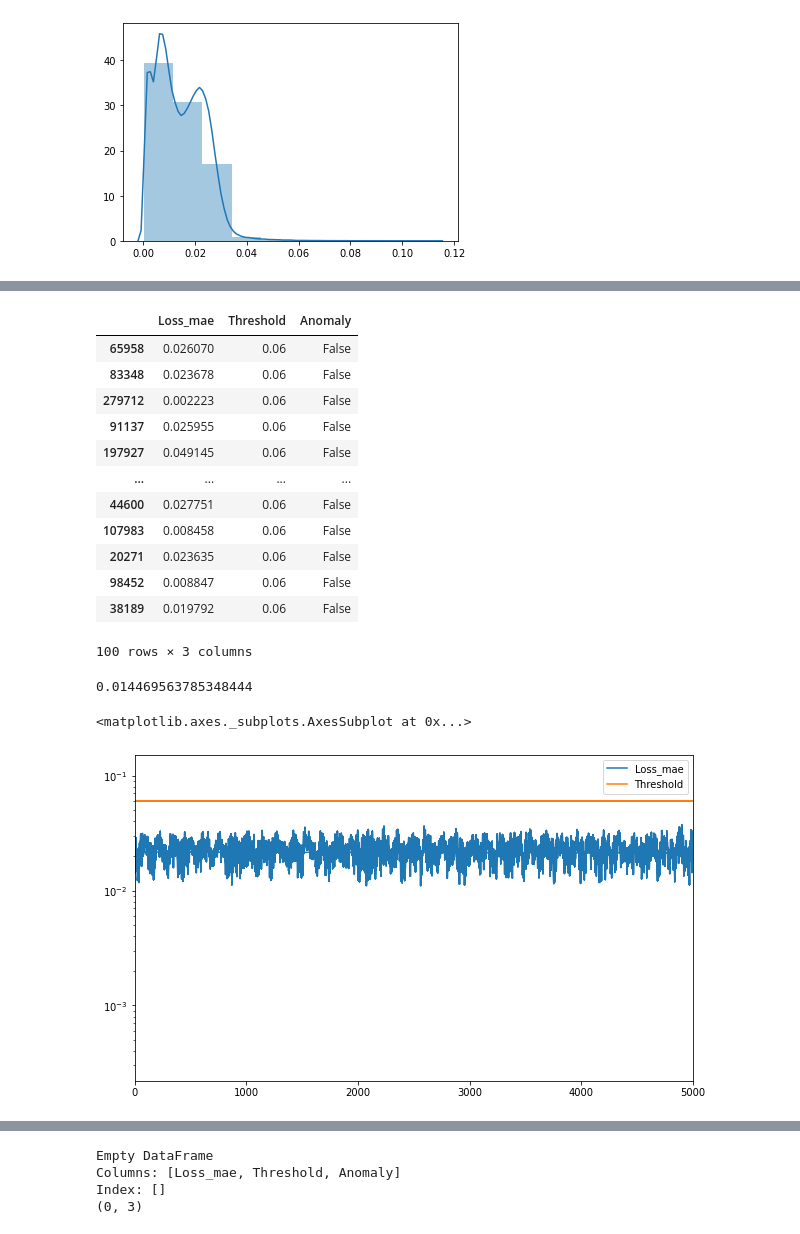
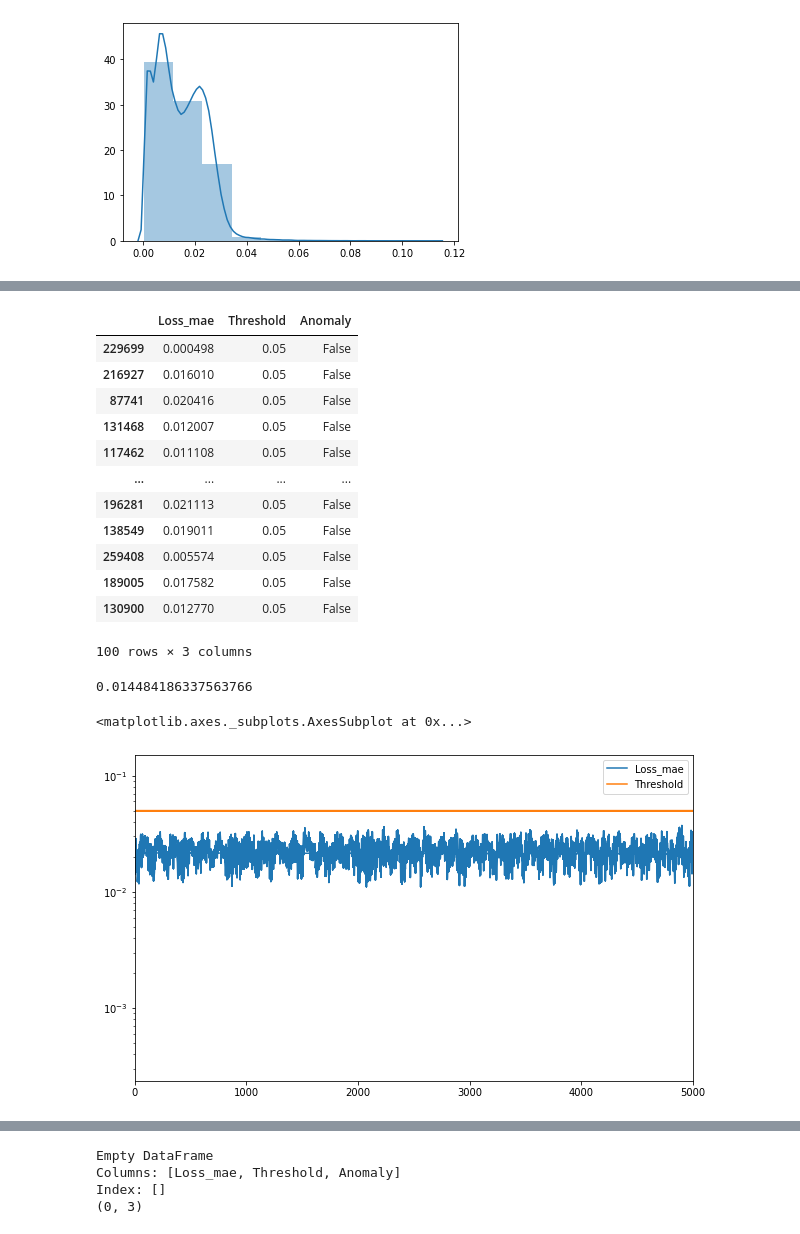
Before and after one commit to lestercardoz11/fault-detection-for-predictive-maintenance-in-industry-4.0, a Jupyter notebook: [3x3]/Autoencoder/Autoencoder/Autoencoder (0.021).ipynb, the cells around one changed output, grey strips where cells are left out. Drawn from its saved outputs; the diff is of its cells as text; code cells hidden in the pictures.

```diff
--- a/[3x3]/Autoencoder/Autoencoder/Autoencoder (0.021).ipynb
+++ b/[3x3]/Autoencoder/Autoencoder/Autoencoder (0.021).ipynb
@@ -171,23 +171,23 @@ model.evaluate(X_test,X_test)
 # %%
-TH = 0.06
+TH = 0.05
 scored = pd.DataFrame()
 scored['Loss_mae'] = np.mean(np.abs(X_pred-X_train), axis = 1)
 scored['Threshold'] = TH
 scored['Anomaly'] = scored['Loss_mae'] > scored['Threshold']
 scored.sample(100)
 # %% [output]
 |  | Loss_mae | Threshold | Anomaly |
-| 65958 | 0.026070 | 0.06 | False |
-| 83348 | 0.023678 | 0.06 | False |
-| 279712 | 0.002223 | 0.06 | False |
-| 91137 | 0.025955 | 0.06 | False |
-| 197927 | 0.049145 | 0.06 | False |
+| 229699 | 0.000498 | 0.05 | False |
+| 216927 | 0.016010 | 0.05 | False |
+| 87741 | 0.020416 | 0.05 | False |
+| 131468 | 0.012007 | 0.05 | False |
+| 117462 | 0.011108 | 0.05 | False |
 | ... | ... | ... | ... |
-| 44600 | 0.027751 | 0.06 | False |
-| 107983 | 0.008458 | 0.06 | False |
-| 20271 | 0.023635 | 0.06 | False |
-| 98452 | 0.008847 | 0.06 | False |
-| 38189 | 0.019792 | 0.06 | False |
+| 196281 | 0.021113 | 0.05 | False |
+| 138549 | 0.019011 | 0.05 | False |
+| 259408 | 0.005574 | 0.05 | False |
+| 189005 | 0.017582 | 0.05 | False |
+| 130900 | 0.012770 | 0.05 | False |
 100 rows × 3 columns
 # %%
 X_pred_train = model.predict(np.array(X_train))
@@ -201,12 +201,12 @@ scored = pd.concat([scored_train, scored])
 # %%
 scored_train['Loss_mae'].mean()
 # %% [output]
-0.014469563785348444
+0.014484186337563766
 # %%
 scored.plot(logy=True,  figsize = (10,6), xlim =[0,5000])
 # %% [output]
 <matplotlib.axes._subplots.AxesSubplot at 0x...>
-[figure, old version]
+[figure, new version]
 # %%
 scored_train
 # %% [output]
```
Also changed, not shown: parts of 8 cells of this notebook, 4 other files.
